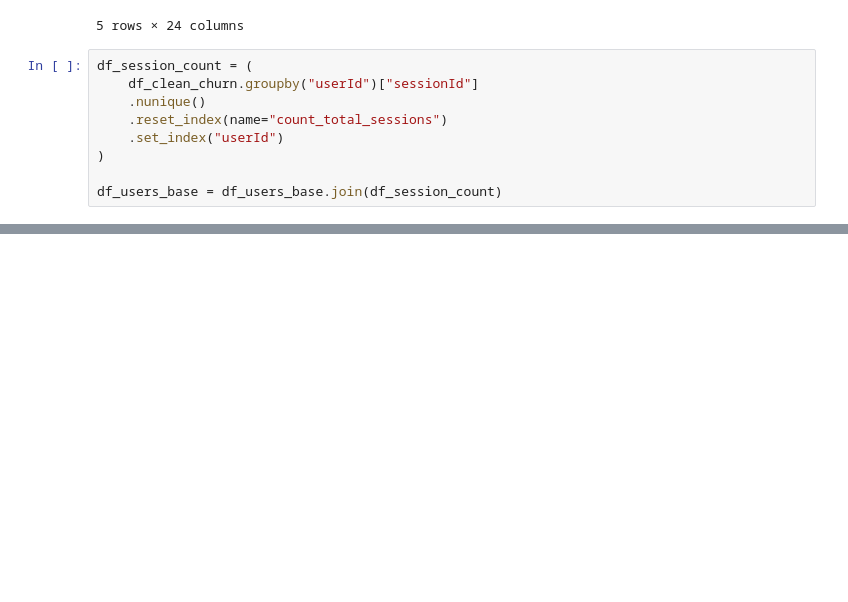
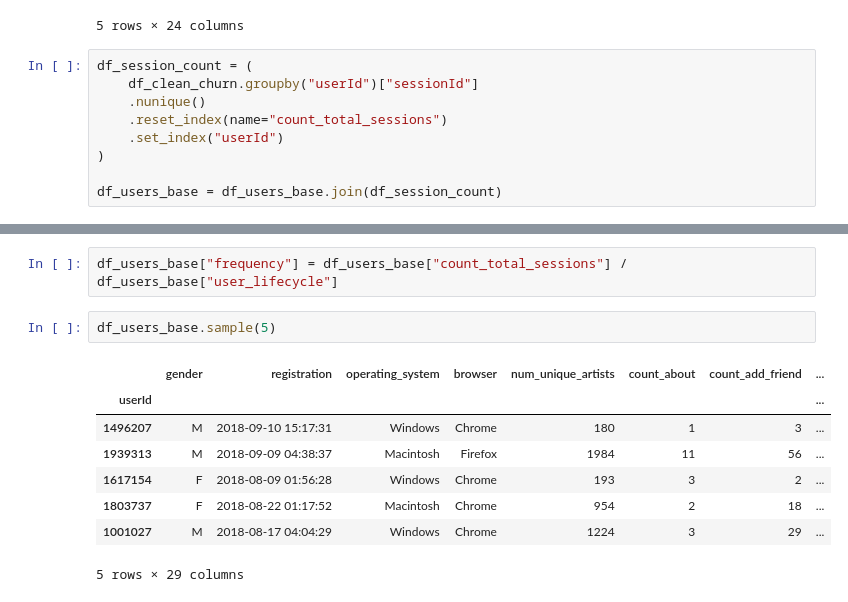
Before and after one commit to weichieh-chou/churn_competition, a Jupyter notebook: feature_engineering.ipynb, the cells around one changed output, grey strips where cells are left out. Cells and saved outputs as stored; diff of their text form; blank space fills up the shorter version.

```diff
--- a/feature_engineering.ipynb
+++ b/feature_engineering.ipynb
@@ -81,0 +141,13 @@ df_users_base.sample(5)
+# %%
+df_users_base["frequency"] = df_users_base["count_total_sessions"] / df_users_base["user_lifecycle"]
+# %%
+df_users_base.sample(5)
+# %% [output]
+|  | gender | registration | operating_system | browser | num_unique_artists | count_about | count_add_friend | ... |
+| userId |  |  |  |  |  |  |  | ... |
+| 1496207 | M | 2018-09-10 15:17:31 | Windows | Chrome | 180 | 1 | 3 | ... |
+| 1939313 | M | 2018-09-09 04:38:37 | Macintosh | Firefox | 1984 | 11 | 56 | ... |
+| 1617154 | F | 2018-08-09 01:56:28 | Windows | Chrome | 193 | 3 | 2 | ... |
+| 1803737 | F | 2018-08-22 01:17:52 | Macintosh | Chrome | 954 | 2 | 18 | ... |
+| 1001027 | M | 2018-08-17 04:04:29 | Windows | Chrome | 1224 | 3 | 29 | ... |
+5 rows × 29 columns
```
Also changed, not shown: parts of 10 cells of this notebook.
